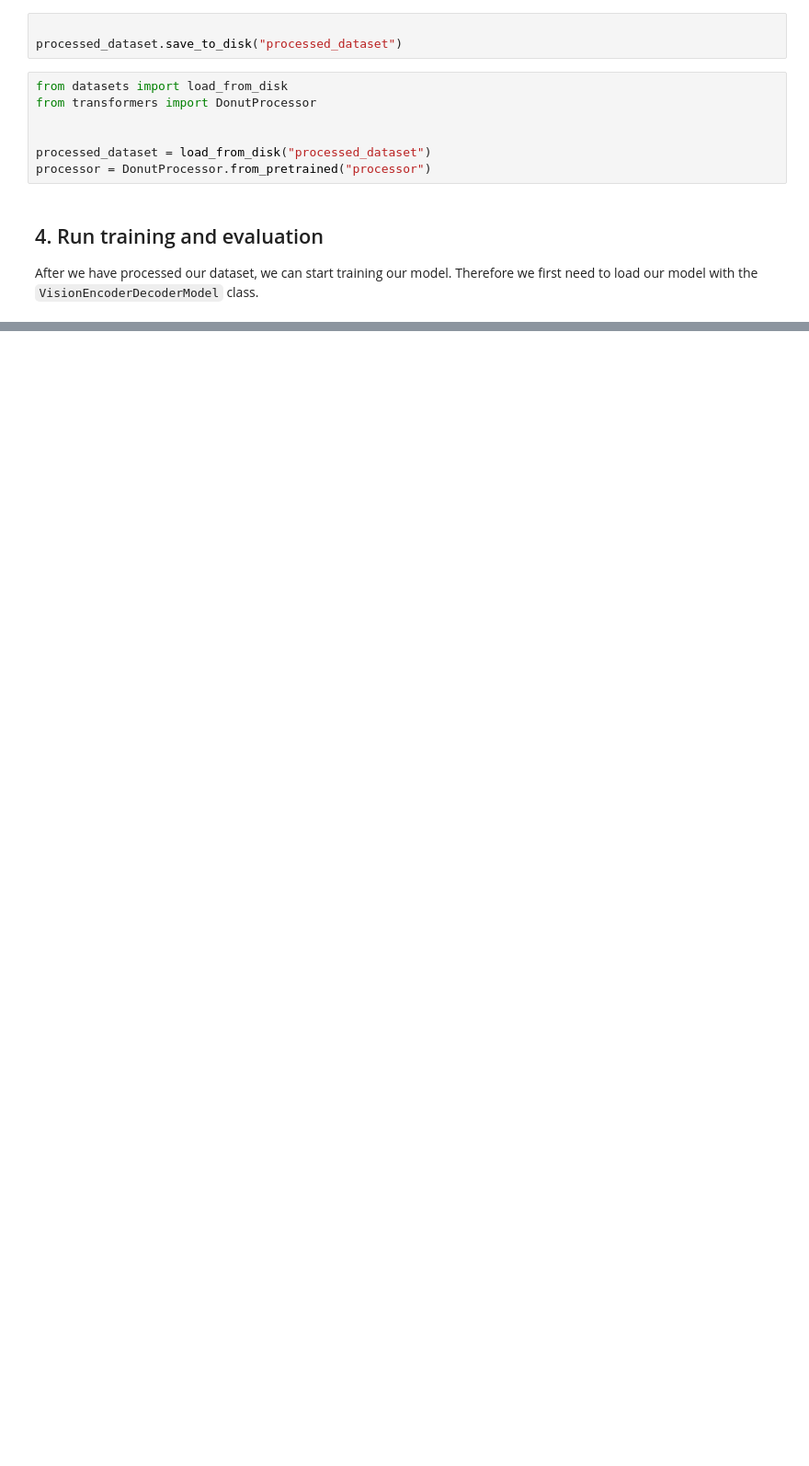
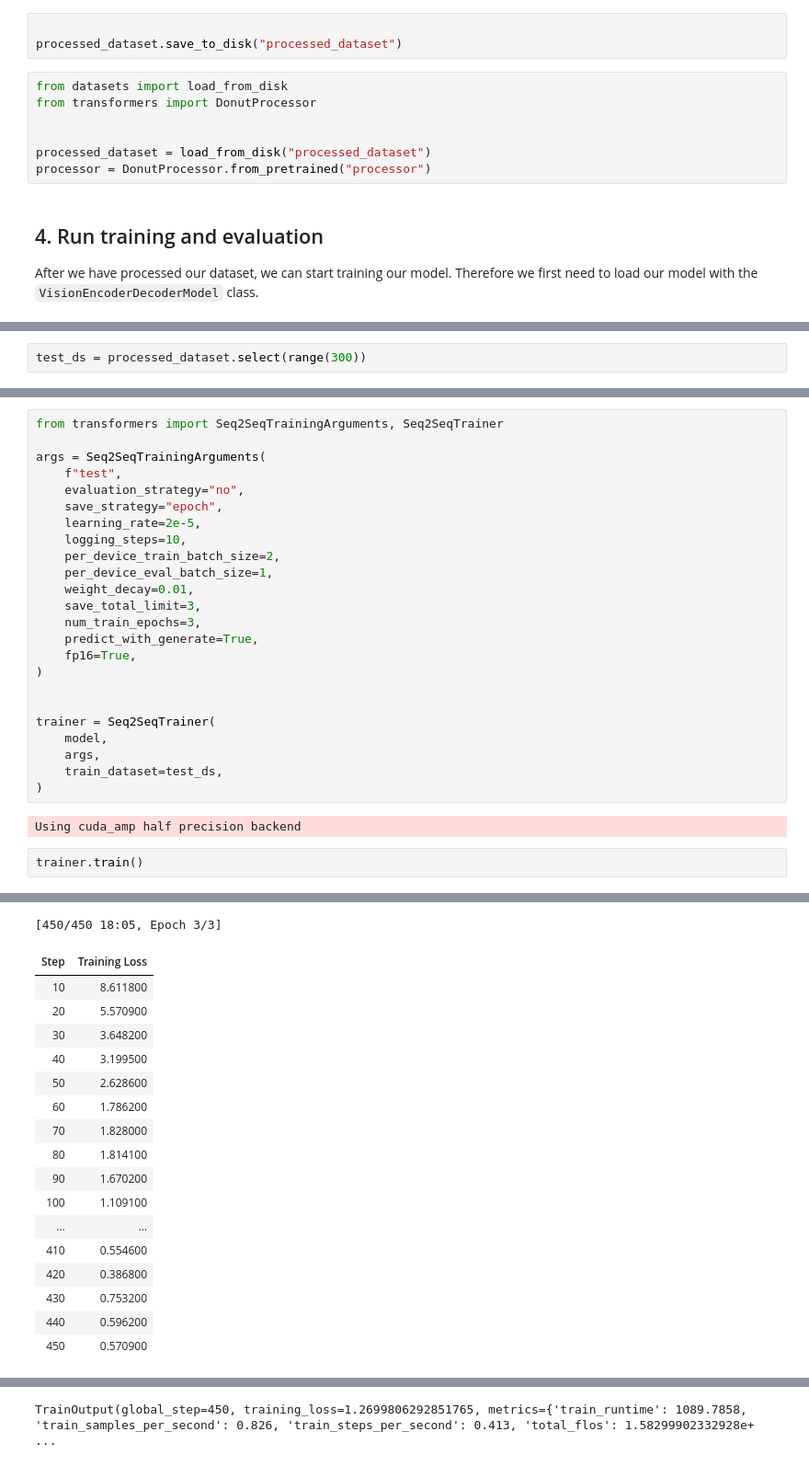
Before and after one commit to philschmid/document-ai-transformers, a Jupyter notebook: training/donut_sroie.ipynb, the cells around one changed output, grey strips where cells are left out. Shown at 92% size. Drawn from its saved outputs; the diff is of its cells as text; blank space fills up the shorter version.

```diff
--- a/training/donut_sroie.ipynb
+++ b/training/donut_sroie.ipynb
@@ -332,0 +316,2 @@ VisionEncoderDecoderModel(
+# %%
+test_ds = processed_dataset.select(range(300))
@@ -332,0 +333,29 @@ VisionEncoderDecoderModel(
+# %%
+from transformers import Seq2SeqTrainingArguments, Seq2SeqTrainer
+
+args = Seq2SeqTrainingArguments(
+    f"test",
+    evaluation_strategy="no",
+    save_strategy="epoch",
+    learning_rate=2e-5,
+    logging_steps=10,
+    per_device_train_batch_size=2,
+    per_device_eval_batch_size=1,
+    weight_decay=0.01,
+    save_total_limit=3,
+    num_train_epochs=3,
+    predict_with_generate=True,
+    fp16=True,
+)
+
+
+trainer = Seq2SeqTrainer(
+    model,
+    args,
+    train_dataset=test_ds,
+)
+# %% [output]
+Using cuda_amp half precision backend
+# %%
+trainer.train()
+# %% [output]
@@ -332,0 +370,18 @@ VisionEncoderDecoderModel(
+[450/450 18:05, Epoch 3/3]
+| Step | Training Loss |
+| 10 | 8.611800 |
+| 20 | 5.570900 |
+| 30 | 3.648200 |
+| 40 | 3.199500 |
+| 50 | 2.628600 |
+| 60 | 1.786200 |
+| 70 | 1.828000 |
+| 80 | 1.814100 |
+| 90 | 1.670200 |
+| 100 | 1.109100 |
+| ... | ... |
+| 410 | 0.554600 |
+| 420 | 0.386800 |
+| 430 | 0.753200 |
+| 440 | 0.596200 |
+| 450 | 0.570900 |
@@ -332,0 +403 @@ VisionEncoderDecoderModel(
+TrainOutput(global_step=450, training_loss=1.2699806292851765, metrics={'train_runtime': 1089.7858, 'train_samples_per_second': 0.826, 'train_steps_per_second': 0.413, 'total_flos': 1.58299902332928e+ ...
```
Also changed, not shown: parts of 6 cells of this notebook.
